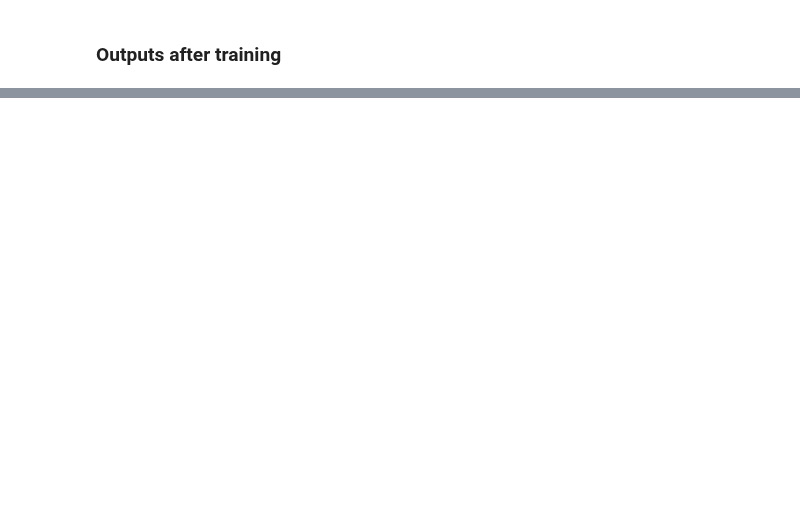
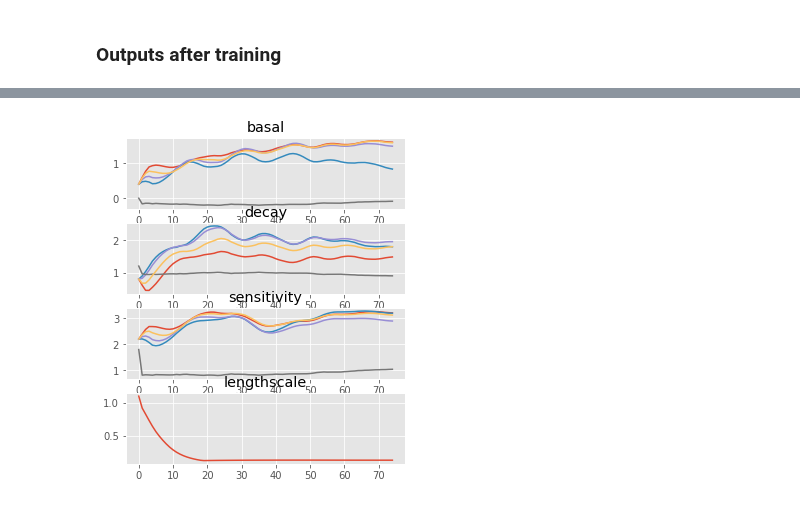
Before and after one commit to mossjacob/alfi, a Jupyter notebook: reggae/examples/variational.ipynb, the cells around one changed output, grey strips where cells are left out. Saved outputs shown, nothing was run; the diff lists cells and outputs as text; code cells hidden in the pictures; blank space fills up the shorter version.

```diff
--- a/reggae/examples/variational.ipynb
+++ b/reggae/examples/variational.ipynb
@@ -182,0 +120,17 @@ tensor([[0.9056],
+# %%
+titles = ['basal', 'decay', 'sensitivity', 'lengthscale']
+datas = [np.array(trainer.basalrates)[:,:,0],
+         np.array(trainer.decayrates)[:,:,0],
+         np.array(trainer.sensitivities)[:,:,0],
+         np.array(trainer.lengthscales)]
+
+plt.figure(figsize=(5, 6))
+for i, (title, data) in enumerate(zip(titles, datas)):
+    plt.subplot(411 + i)
+    plt.title(title)
+    # if data.ndim > 1:
+    #     for j in range(data.shape[1]):
+
+    plt.plot(data)
+# %% [output]
+[figure, added]
```
Also changed, not shown: parts of 10 cells of this notebook, 2 other files.
